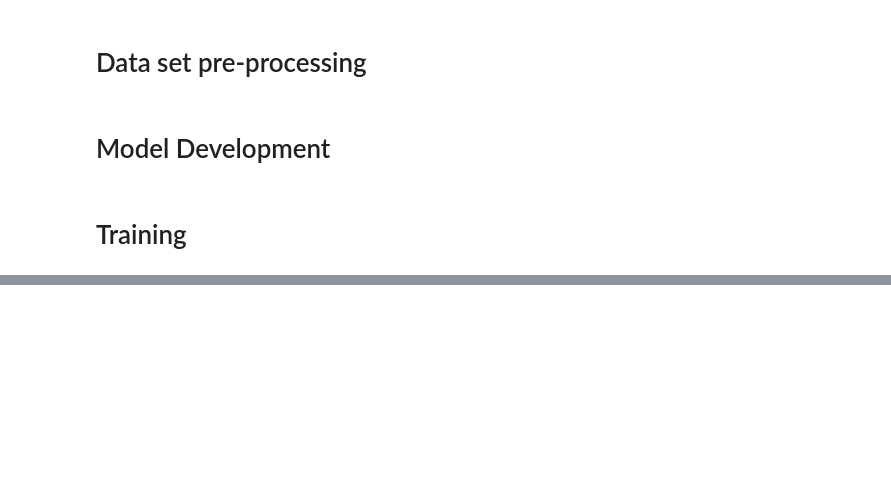
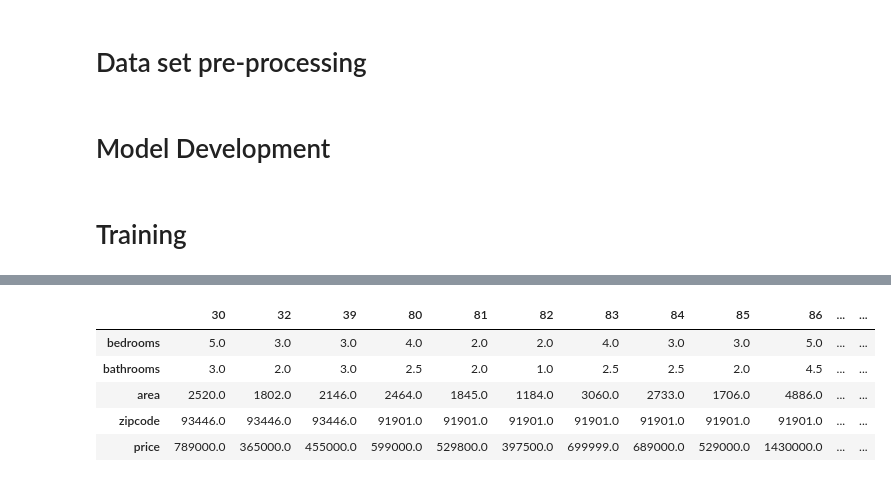
Before and after one commit to PeterEFrancis/gin-rummy-AI, a Jupyter notebook: keras-multi-input-test/houses.ipynb, the cells around one changed output, grey strips where cells are left out. Saved outputs shown, nothing was run; the diff lists cells and outputs as text; code cells hidden in the pictures; blank space fills up the shorter version.

```diff
--- a/keras-multi-input-test/houses.ipynb
+++ b/keras-multi-input-test/houses.ipynb
@@ -101,3 +115,16 @@ def load_house_images(df, inputPath):
     return np.array(images)
 # %% [markdown]
 # Model Development
+# %%
+def create_mlp(dim, regress=False):
+    # define our MLP network
+    model = Sequential()
+    model.add(Dense(8, input_dim=dim, activation="relu"))
+    model.add(Dense(4, activation="relu"))
+
+    # check to see if the regression node should be added
+    if regress:
+        model.add(Dense(1, activation="linear"))
+
+    # return our model
+    return model
@@ -104,2 +175,73 @@ def load_house_images(df, inputPath):
 # %% [markdown]
 # Training
+# %%
+dataset = "Houses-dataset/Houses Dataset"
+
+
+# construct the path to the input .txt file that contains information
+# on each house in the dataset and then load the dataset
+print("[INFO] loading house attributes...")
+inputPath = os.path.sep.join([dataset, "HousesInfo.txt"])
+df = load_house_attributes(inputPath)
+
+display(df.T)
+
+# load the house images and then scale the pixel intensities to the
+# range [0, 1]
+print("[INFO] loading house images...")
+images = load_house_images(df, dataset)
+images = images / 255.0
+
+# partition the data into training and testing splits using 75% of
+# the data for training and the remaining 25% for testing
+print("[INFO] processing data...")
+split = train_test_split(df, images, test_size=0.25, random_state=42)
+(trainAttrX, testAttrX, trainImagesX, testImagesX) = split
+
+# find the largest house price in the training set and use it to
+# scale our house prices to the range [0, 1] (will lead to better
+# training and convergence)
+maxPrice = trainAttrX["price"].max()
+trainY = trainAttrX["price"] / maxPrice
+testY = testAttrX["price"] / maxPrice
+
+# process the house attributes data by performing min-max scaling
+# on continuous features, one-hot encoding on categorical features,
+# and then finally concatenating them together
+(trainAttrX, testAttrX) = process_house_attributes(df, trainAttrX, testAttrX)
+
+# create the MLP and CNN models
+mlp = create_mlp(trainAttrX.shape[1], regress=False)
+cnn = create_cnn(64, 64, 3, regress=False)
+
+# create the input to our final set of layers as the *output* of both
+# the MLP and CNN
+combinedInput = concatenate([mlp.output, cnn.output])
+
+# our final FC layer head will have two dense layers, the final one
+# being our regression head
+x = Dense(4, activation="relu")(combinedInput)
+x = Dense(1, activation="linear")(x)
+
+# our final model will accept categorical/numerical data on the MLP
+# input and images on the CNN input, outputting a single value (the
+# predicted price of the house)
+model = Model(inputs=[mlp.input, cnn.input], outputs=x)
+
+# compile the model using mean absolute percentage error as our loss,
+# implying that we seek to minimize the absolute percentage difference
+# between our price *predictions* and the *actual prices*
+opt = Adam(lr=1e-3, decay=1e-3 / 200)
+model.compile(loss="mean_absolute_percentage_error", optimizer=opt)
+
+# train the model
+print("[INFO] training model...")
+model.fit(
+    [trainAttrX, trainImagesX], trainY,
+    validation_data=([testAttrX, testImagesX], testY),
+    epochs=200, batch_size=8)
+
+# make predictions on the testing data
+print("[INFO] predicting house prices...")
+preds = model.predict([testAttrX, testImagesX])
+# %% [output]
@@ -105,0 +249,6 @@ def load_house_images(df, inputPath):
+|  | 30 | 32 | 39 | 80 | 81 | 82 | 83 | 84 | 85 | 86 | ... | ... |
+| bedrooms | 5.0 | 3.0 | 3.0 | 4.0 | 2.0 | 2.0 | 4.0 | 3.0 | 3.0 | 5.0 | ... | ... |
+| bathrooms | 3.0 | 2.0 | 3.0 | 2.5 | 2.0 | 1.0 | 2.5 | 2.5 | 2.0 | 4.5 | ... | ... |
+| area | 2520.0 | 1802.0 | 2146.0 | 2464.0 | 1845.0 | 1184.0 | 3060.0 | 2733.0 | 1706.0 | 4886.0 | ... | ... |
+| zipcode | 93446.0 | 93446.0 | 93446.0 | 91901.0 | 91901.0 | 91901.0 | 91901.0 | 91901.0 | 91901.0 | 91901.0 | ... | ... |
+| price | 789000.0 | 365000.0 | 455000.0 | 599000.0 | 529800.0 | 397500.0 | 699999.0 | 689000.0 | 529000.0 | 1430000.0 | ... | ... |
```
Also changed, not shown: parts of 6 cells of this notebook, 21 other files.
